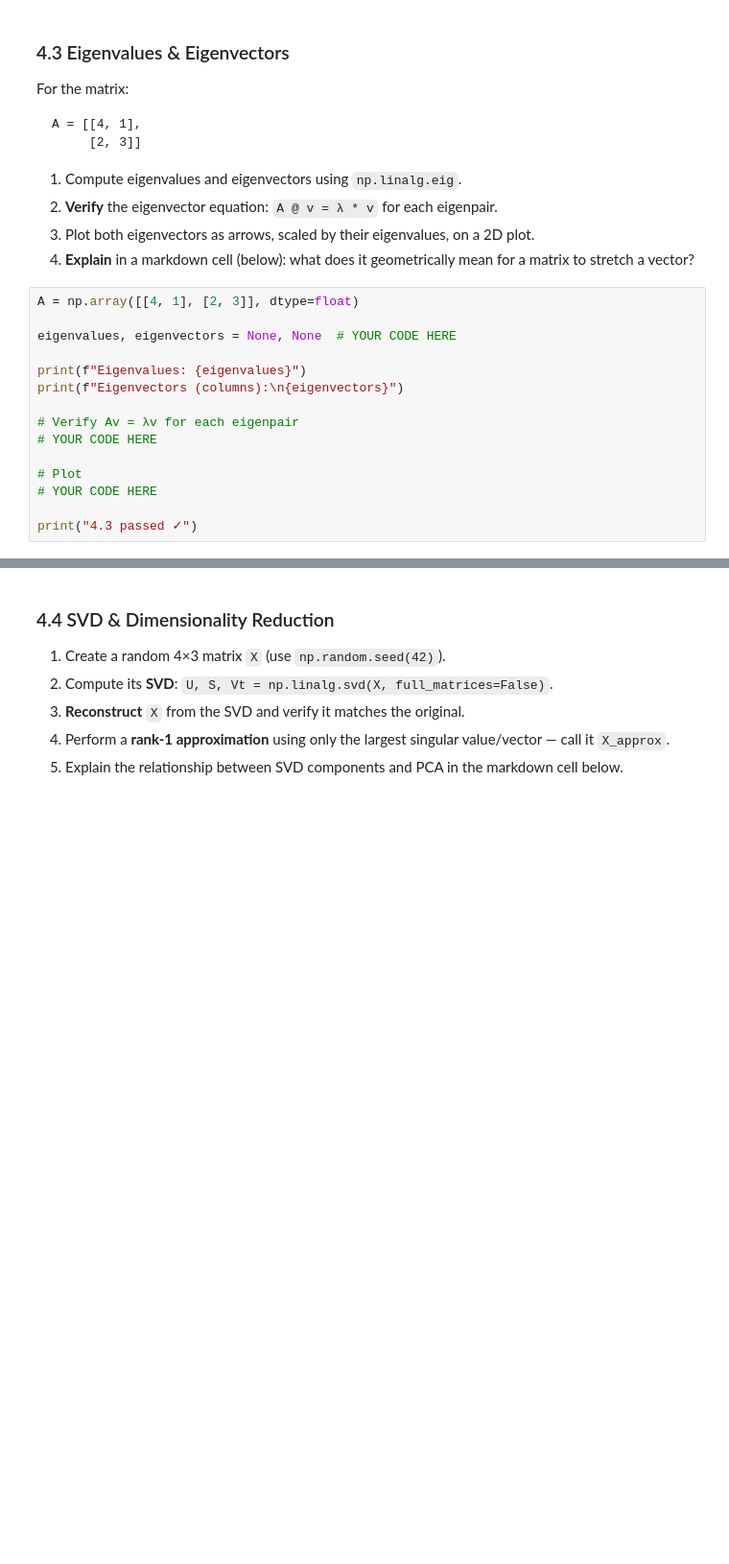
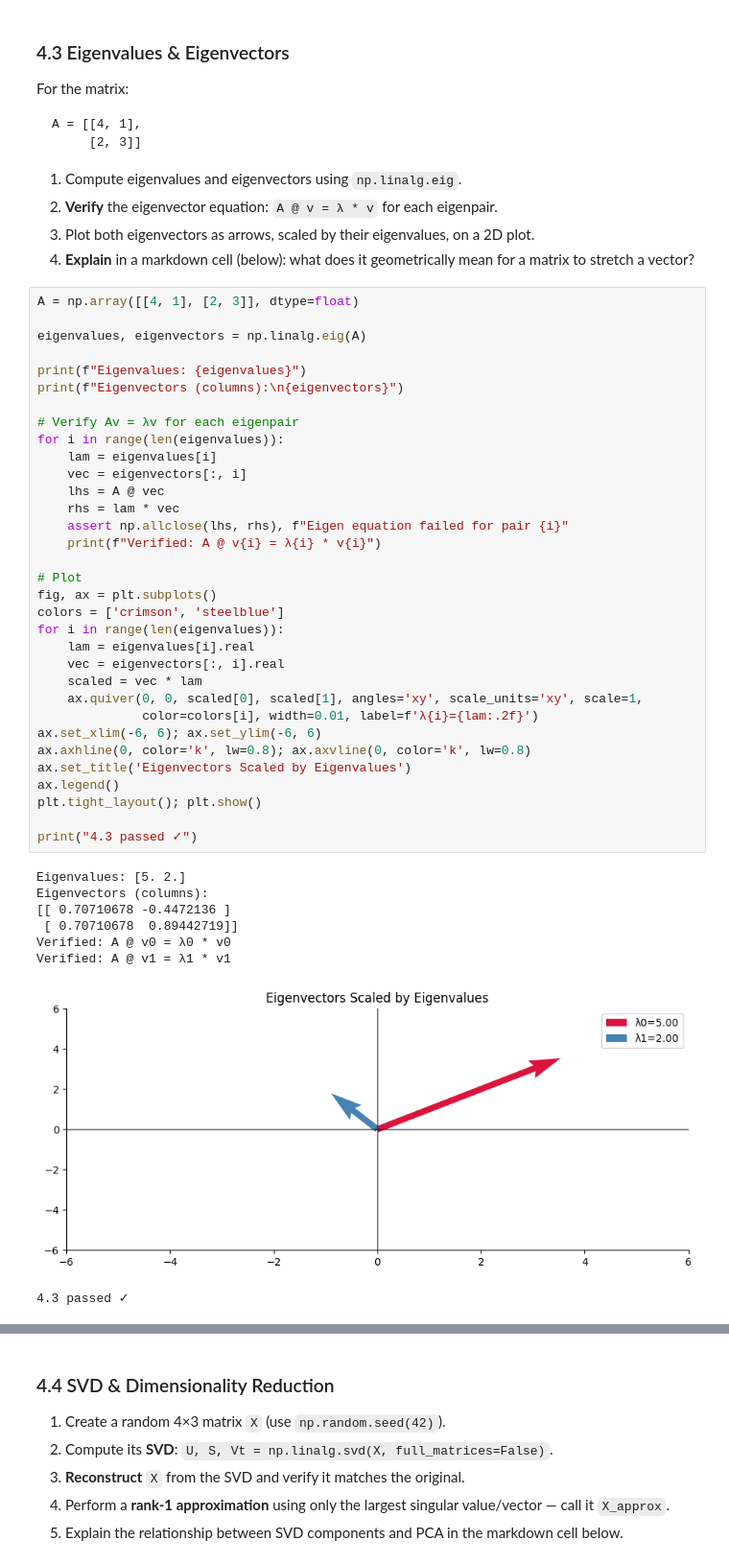
Before and after one commit to autadegayatri/Celebal_CEI_Assignments, a Jupyter notebook: week1_Gayatri_Autade.ipynb, the cells around one changed output, grey strips where cells are left out. Shown at 96% size. Drawn from its saved outputs; the diff is of its cells as text; blank space fills up the shorter version.

```diff
--- a/week1_Gayatri_Autade.ipynb
+++ b/week1_Gayatri_Autade.ipynb
@@ -386,18 +455,45 @@ A = [[4, 1],
 # %%
 A = np.array([[4, 1], [2, 3]], dtype=float)
 
-eigenvalues, eigenvectors = None, None  # YOUR CODE HERE
+eigenvalues, eigenvectors = np.linalg.eig(A)
 
 print(f"Eigenvalues: {eigenvalues}")
 print(f"Eigenvectors (columns):\n{eigenvectors}")
 
 # Verify Av = λv for each eigenpair
-# YOUR CODE HERE
+for i in range(len(eigenvalues)):
+    lam = eigenvalues[i]
+    vec = eigenvectors[:, i]
+    lhs = A @ vec
+    rhs = lam * vec
+    assert np.allclose(lhs, rhs), f"Eigen equation failed for pair {i}"
+    print(f"Verified: A @ v{i} = λ{i} * v{i}")
 
 # Plot
-# YOUR CODE HERE
+fig, ax = plt.subplots()
+colors = ['crimson', 'steelblue']
+for i in range(len(eigenvalues)):
+    lam = eigenvalues[i].real
+    vec = eigenvectors[:, i].real
+    scaled = vec * lam
+    ax.quiver(0, 0, scaled[0], scaled[1], angles='xy', scale_units='xy', scale=1,
+              color=colors[i], width=0.01, label=f'λ{i}={lam:.2f}')
+ax.set_xlim(-6, 6); ax.set_ylim(-6, 6)
+ax.axhline(0, color='k', lw=0.8); ax.axvline(0, color='k', lw=0.8)
+ax.set_title('Eigenvectors Scaled by Eigenvalues')
+ax.legend()
+plt.tight_layout(); plt.show()
 
 print("4.3 passed ✓")
+# %% [output]
+Eigenvalues: [5. 2.]
+Eigenvectors (columns):
+[[ 0.70710678 -0.4472136 ]
+ [ 0.70710678  0.89442719]]
+Verified: A @ v0 = λ0 * v0
+Verified: A @ v1 = λ1 * v1
+[figure, added]
+4.3 passed ✓
 # %% [markdown]
 **Your Geometric Explanation (4.3):**
 
```
Also changed, not shown: parts of 8 cells of this notebook.
